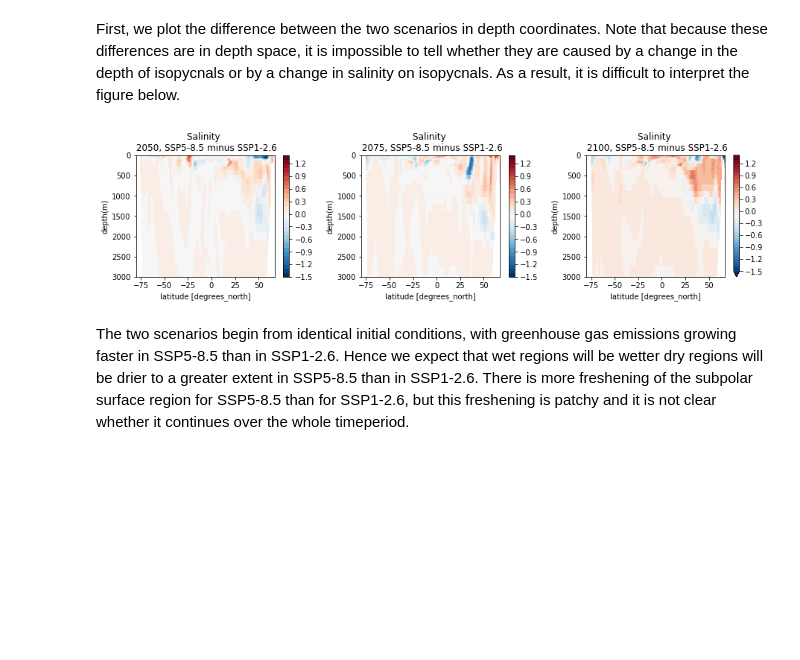
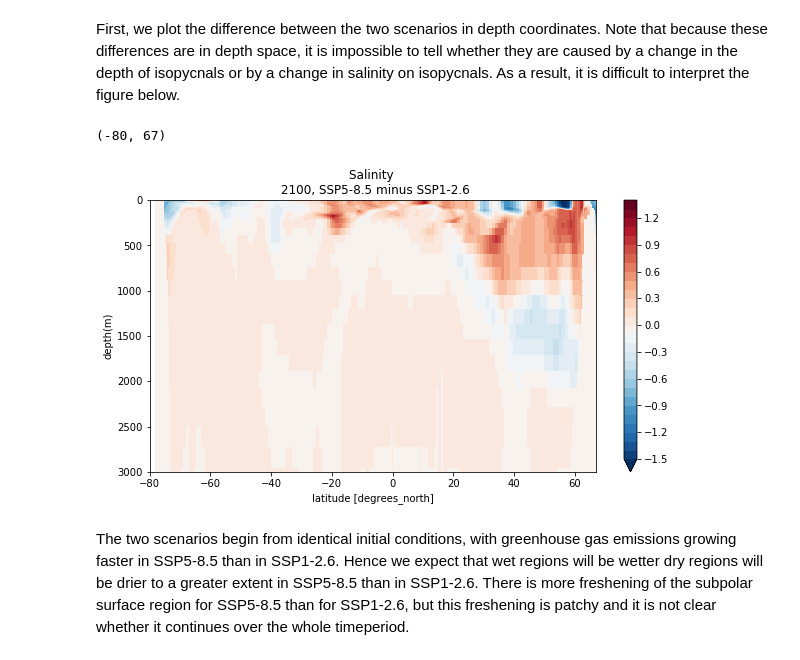
Before and after one commit to cspencerjones/vertical_regridding, a Jupyter notebook: xarrayutils_xlayers.ipynb, the cells around one changed output. Drawn from its saved outputs; the diff is of its cells as text; code cells hidden in the pictures; blank space fills up the shorter version.

```diff
--- a/xarrayutils_xlayers.ipynb
+++ b/xarrayutils_xlayers.ipynb
@@ -177,0 +150,9 @@ ds_slice = xr.concat([ds_2050, ds_2075, ds_2100], dim='time', compat='identical'
+# %%
+#Define lev_bounds to be the cell edges in the vertical, and fill nans with zeros
+ds = ds.assign_coords(lev_bounds = np.concatenate([ds.lev_bnds[:,0].values,[6000]]),dims='lev_bounds');
+ds['so'] = ds['so'].fillna(0);
+
+#density and salinity on this section,
+#so that both methods are on a level playing field for benchmarking
+ds_slice = ds.sel(i=255,j=slice(0,250),time='2100-01').load()
+ds_slice.load()
@@ -180,33 +179,18 @@ First, we plot the difference between the two scenarios in depth coordinates. No
 # %%
 #Take difference between datasets
 difference_depth_space=ds_slice.so.sel(experiment_id='ssp585') - ds_slice.so.sel(experiment_id='ssp126')
 
-fig,ax=plt.subplots(1,3,figsize=(15, 3))
-#plot difference in 2050
-(difference_depth_space.sel(time='2050').mean('time').swap_dims({'j':'latitude'})
-                          ).plot(ax=ax[0],levels=np.arange(-1.5,1.5,0.1),cbar_kwargs=dict(label=''))
-ax[0].set_title('Salinity \n 2050, SSP5-8.5 minus SSP1-2.6')
-ax[0].set_ylabel('depth(m)')
-ax[0].set_ylim(3000,0)
-ax[0].set_xlim(-80,67)
-
-#plot difference in 2075
-(difference_depth_space.sel(time='2075').mean('time').swap_dims({'j':'latitude'})
-                          ).plot(ax=ax[1],levels=np.arange(-1.5,1.5,0.1),cbar_kwargs=dict(label=''))
-ax[1].set_ylim(3000,0)
-ax[1].set_title('Salinity \n 2075, SSP5-8.5 minus SSP1-2.6')
-ax[1].set_ylabel('depth(m)')
-ax[1].set_xlim(-80,67)
+fig,ax=plt.subplots(1,1,figsize=(10, 5))
 
 #plot difference in 2100
 (difference_depth_space.sel(time='2100').mean('time').swap_dims({'j':'latitude'})
-                          ).plot(ax=ax[2],levels=np.arange(-1.5,1.5,0.1),cbar_kwargs=dict(label=''))
-ax[2].set_ylim(3000,0)
-ax[2].set_title('Salinity \n 2100, SSP5-8.5 minus SSP1-2.6')
-ax[2].set_ylabel('depth(m)')
-ax[2].set_xlim(-80,67)
-plt.subplots_adjust(wspace=0.3)
+                          ).plot(ax=ax,levels=np.arange(-1.5,1.5,0.1),cbar_kwargs=dict(label=''))
+ax.set_ylim(3000,0)
+ax.set_title('Salinity \n 2100, SSP5-8.5 minus SSP1-2.6')
+ax.set_ylabel('depth(m)')
+ax.set_xlim(-80,67)
 # %% [output]
+(-80, 67)
-[figure, old version]
+[figure, new version]
 # %% [markdown]
 The two scenarios begin from identical initial conditions, with greenhouse gas emissions growing faster in SSP5-8.5 than in SSP1-2.6. Hence we expect that wet regions will be wetter dry regions will be drier to a greater extent in SSP5-8.5 than in SSP1-2.6. There is more freshening of the subpolar surface region for SSP5-8.5 than for SSP1-2.6, but this freshening is patchy and it is not clear whether it continues over the whole timeperiod.
```
Also changed, not shown: parts of 35 cells of this notebook.
